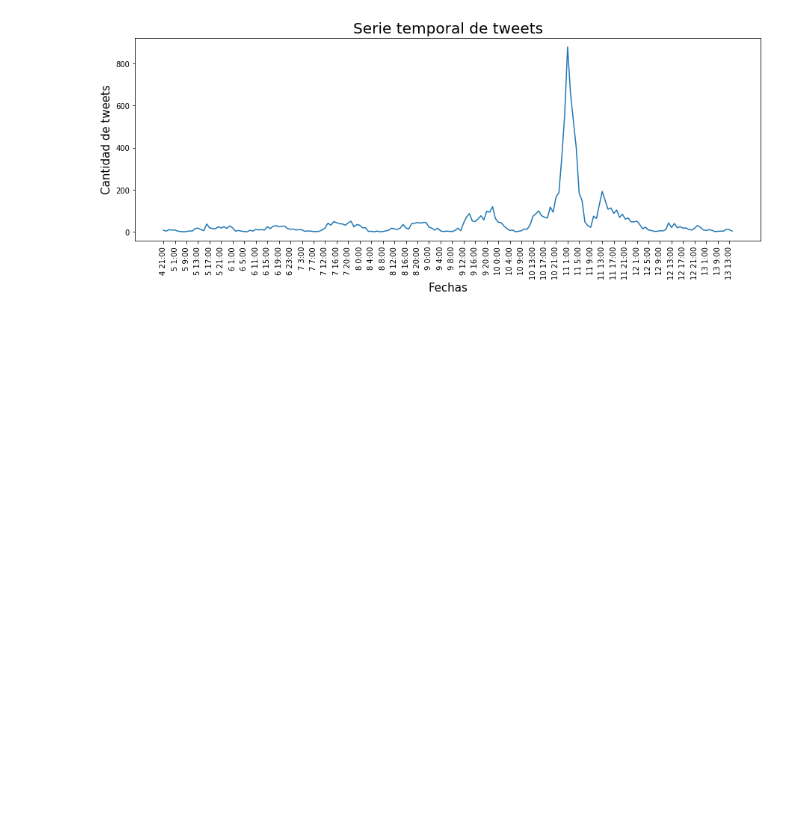
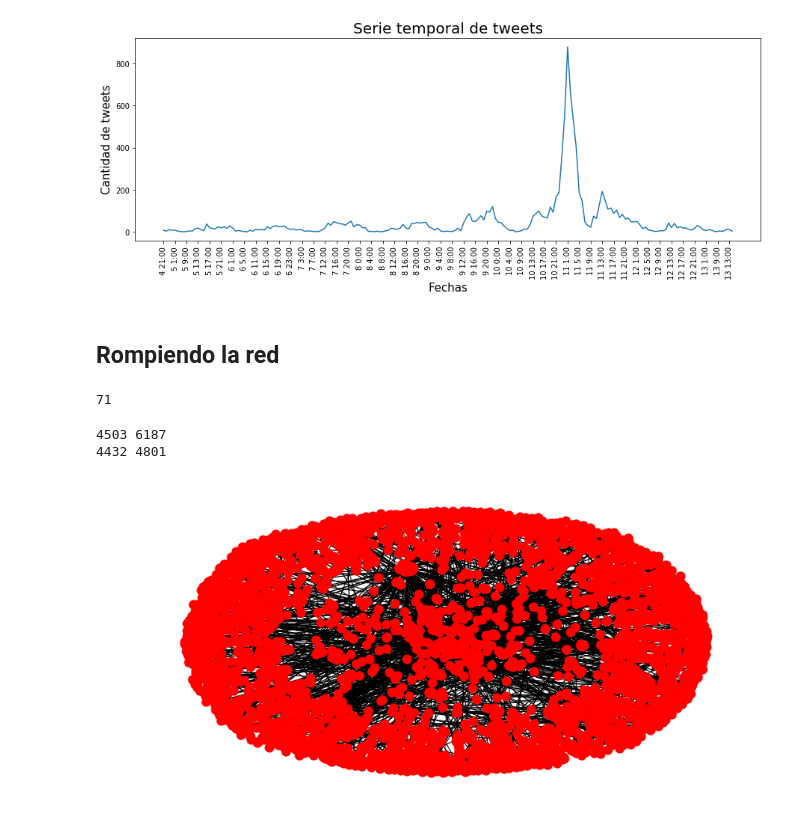
Before and after one commit to alangivre/NocheMuseos, a Jupyter notebook: LevantaTweets.ipynb, the cells around one changed output. Saved outputs shown, nothing was run; the diff lists cells and outputs as text; code cells hidden in the pictures; blank space fills up the shorter version.

Commit message:
Grafo sin museos

```diff
--- a/LevantaTweets.ipynb
+++ b/LevantaTweets.ipynb
@@ -985,3 +936,32 @@ plt.title('Serie temporal de tweets', fontsize = 20)
 plt.show()
 # %% [output]
 [figure]
+# %% [markdown]
+## Rompiendo la red
+# %%
+# Extraer los nodos museos
+
+#print (cuentas)
+
+Grafo=G.copy()
+i=0
+for node in cuentas:
+    if node in Grafo.nodes():
+        Grafo.remove_node(node)
+        i+=1
+print (i)
+# %% [output]
+71
+# %%
+print (nx.number_of_nodes(G),nx.number_of_edges(G))
+print (nx.number_of_nodes(Grafo),nx.number_of_edges(Grafo))
+# %% [output]
+4503 6187
+4432 4801
+# %%
+
+plt.figure(figsize=(10, 5), dpi=80)
+nx.draw(Grafo, with_labels=False,node_size=100)
+plt.show()
+# %% [output]
+[figure, added]
```
Also changed, not shown: parts of 15 cells of this notebook, 1 other file.
